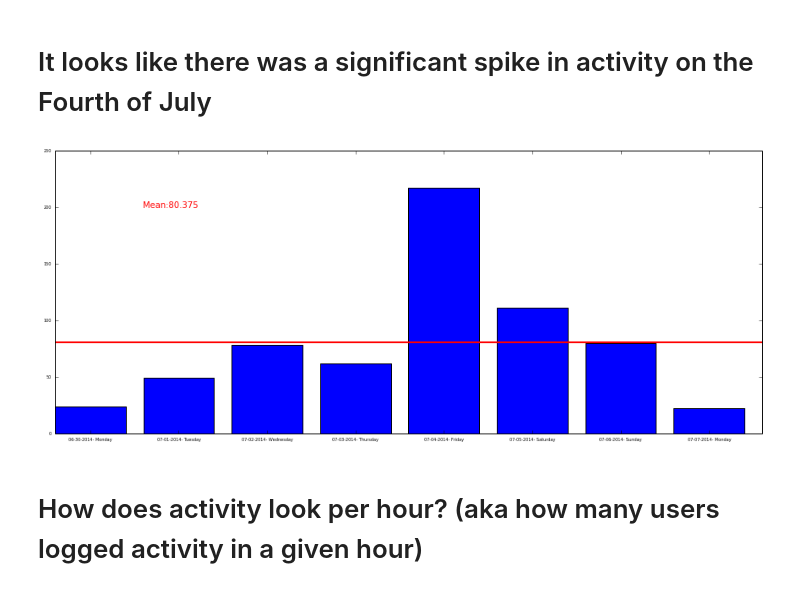
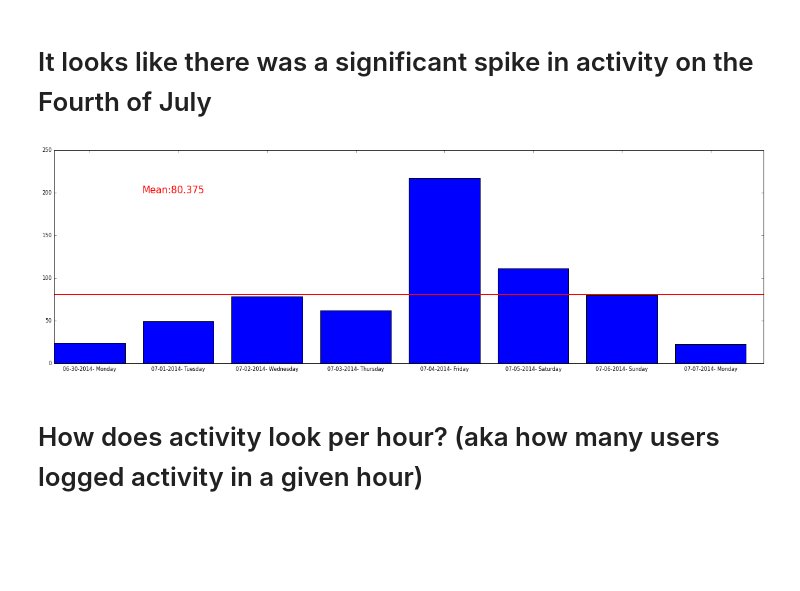
Before and after one commit to takline/NFL-Data, a Jupyter notebook: practice.ipynb, the cells around one changed output. Saved outputs shown, nothing was run; the diff lists cells and outputs as text; code cells hidden in the pictures; blank space fills up the shorter version.

```diff
--- a/practice.ipynb
+++ b/practice.ipynb
@@ -79,18 +79,18 @@ dates=daily['weekday']
 # %% [markdown]
 # It looks like there was a significant spike in activity on the Fourth of July
 # %%
-matplotlib.rcParams.update({'font.size': 5})
-fig = pl.figure(num=None, figsize=(15, 6), dpi=50)
+matplotlib.rcParams.update({'font.size': 8})
+fig = pl.figure(num=None, figsize=(20, 6), dpi=50)
 ax = pl.subplot(111)
 width=.8
 ax.bar(range(len(dates)), values, width=width)
 ax.set_xticks(np.arange(len(dates)) + width/2)
 ax.set_xticklabels(dates, rotation=0)
 ax.axhline(values.mean(), color='red', linewidth=2)
-ax.annotate('Mean:%s'%(values.mean()), xy=(1, 200), xytext=(1,200),size=10,color='red',)
+ax.annotate('Mean:%s'%(values.mean()), xy=(1, 200), xytext=(1,200),size=15,color='red',)
 pl.show()
 # %% [output]
-[figure, old version]
+[figure, new version]
 # %% [markdown]
 # How does activity look per hour? (aka how many users logged activity in a given hour)
 # %%
```
